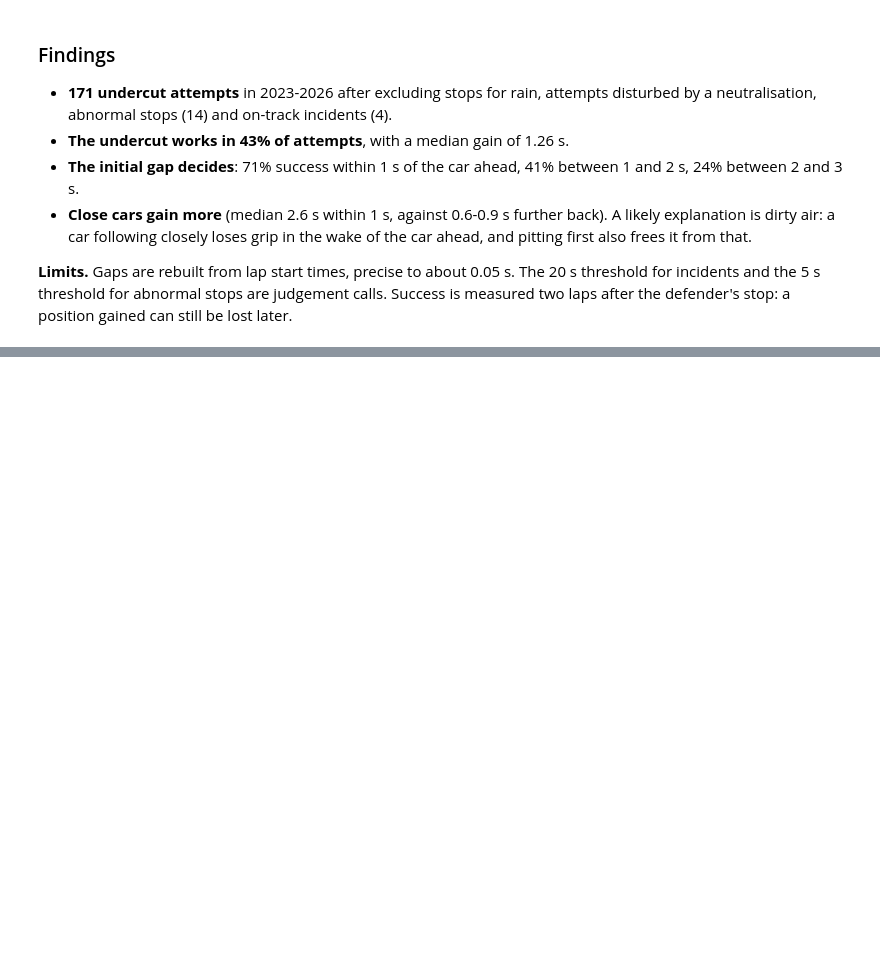
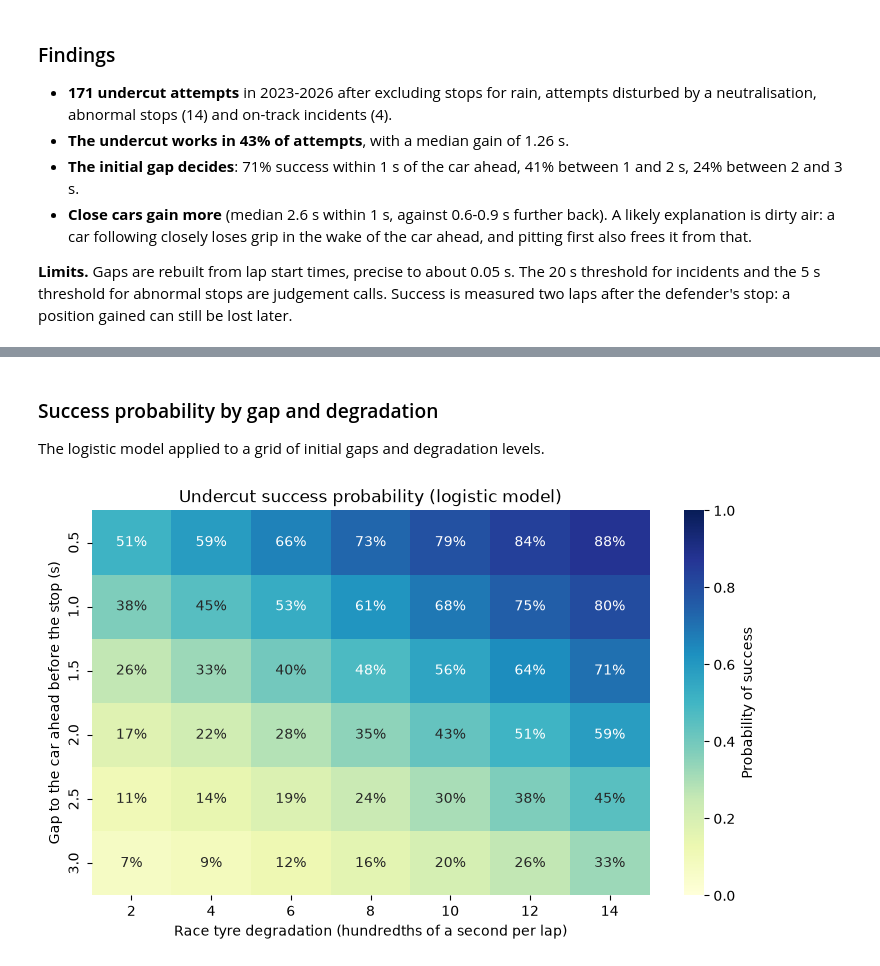
Before and after one commit to bscocca/f1-strategy-analysis, a Jupyter notebook: notebooks/04_undercut.ipynb, the cells around one changed output, grey strips where cells are left out. Drawn from its saved outputs; the diff is of its cells as text; code cells hidden in the pictures; blank space fills up the shorter version.

Commit message:
Link undercut success to tyre degradation, controlling for the initial gap

```diff
--- a/notebooks/04_undercut.ipynb
+++ b/notebooks/04_undercut.ipynb
@@ -352,0 +446,33 @@ by_gap.round(2)
+# %% [markdown]
+### Success probability by gap and degradation
+
+The logistic model applied to a grid of initial gaps and degradation levels.
+# %%
+gaps = [0.5, 1.0, 1.5, 2.0, 2.5, 3.0]
+degradations = [2, 4, 6, 8, 10, 12, 14]
+
+grid = pd.DataFrame(
+    [(gap, deg) for gap in gaps for deg in degradations],
+    columns=["gap_before_s", "degradation_cs"],
+)
+grid["success_probability"] = success_model.predict(grid)
+heat = grid.pivot(index="gap_before_s", columns="degradation_cs", values="success_probability")
+
+fig, ax = plt.subplots(figsize=(9, 5))
+sns.heatmap(
+    heat,
+    annot=True,
+    fmt=".0%",
+    cmap="YlGnBu",
+    vmin=0,
+    vmax=1,
+    cbar_kws={"label": "Probability of success"},
+    ax=ax,
+)
+ax.set_title("Undercut success probability (logistic model)")
+ax.set_xlabel("Race tyre degradation (hundredths of a second per lap)")
+ax.set_ylabel("Gap to the car ahead before the stop (s)")
+fig.savefig(IMAGES_DIR / "undercut_probability_heatmap.png", dpi=150, bbox_inches="tight")
+plt.show()
+# %% [output]
+[figure, added]
```
Also changed, not shown: parts of 6 cells of this notebook, 1 other file.
